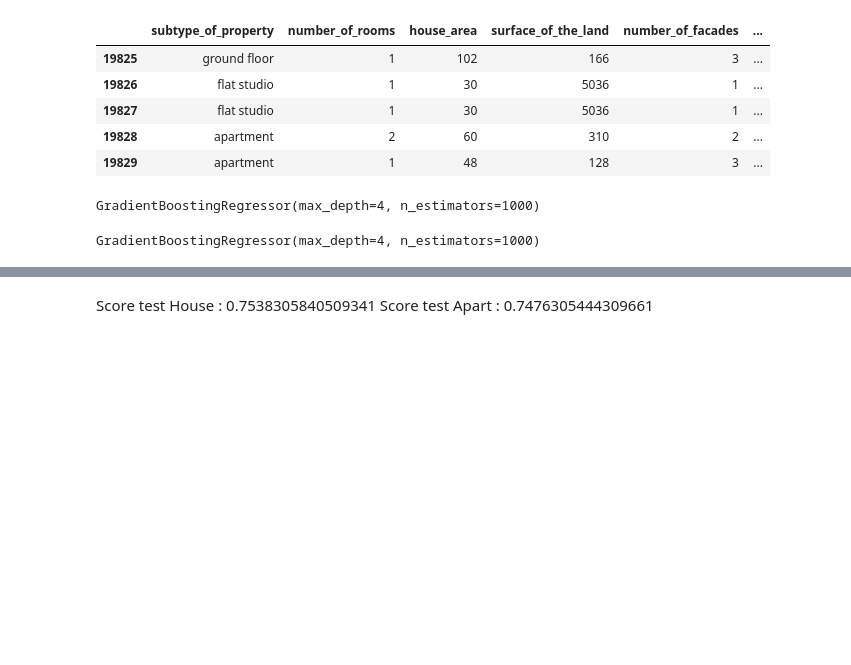
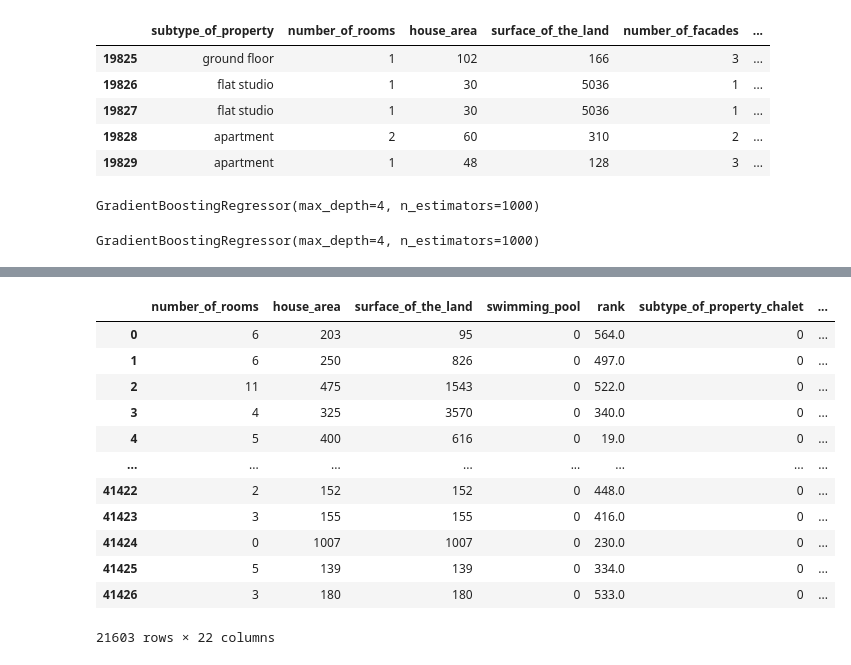
Before and after one commit to Demesmaeker/ImmoEliza, a Jupyter notebook: ML model/Test02 - Gradient Boosting Regression.ipynb, the cells around one changed output, grey strips where cells are left out. Cells and saved outputs as stored; diff of their text form; code cells hidden in the pictures; blank space fills up the shorter version.

```diff
--- a/ML model/Test02 - Gradient Boosting Regression.ipynb
+++ b/ML model/Test02 - Gradient Boosting Regression.ipynb
@@ -108,3 +125,0 @@ Score test Apart : 0.7513279586298759
-# %% [markdown]
-Score test House : 0.7538305840509341
-Score test Apart : 0.7476305444309661
@@ -110,0 +132,16 @@ Score test Apart : 0.7476305444309661
+# %%
+hX
+# %% [output]
+|  | number_of_rooms | house_area | surface_of_the_land | swimming_pool | rank | subtype_of_property_chalet | ... |
+| 0 | 6 | 203 | 95 | 0 | 564.0 | 0 | ... |
+| 1 | 6 | 250 | 826 | 0 | 497.0 | 0 | ... |
+| 2 | 11 | 475 | 1543 | 0 | 522.0 | 0 | ... |
+| 3 | 4 | 325 | 3570 | 0 | 340.0 | 0 | ... |
+| 4 | 5 | 400 | 616 | 0 | 19.0 | 0 | ... |
+| ... | ... | ... | ... | ... | ... | ... | ... |
+| 41422 | 2 | 152 | 152 | 0 | 448.0 | 0 | ... |
+| 41423 | 3 | 155 | 155 | 0 | 416.0 | 0 | ... |
+| 41424 | 0 | 1007 | 1007 | 0 | 230.0 | 0 | ... |
+| 41425 | 5 | 139 | 139 | 0 | 334.0 | 0 | ... |
+| 41426 | 3 | 180 | 180 | 0 | 533.0 | 0 | ... |
+21603 rows × 22 columns
```
Also changed, not shown: parts of 8 cells of this notebook, 3 other files.
